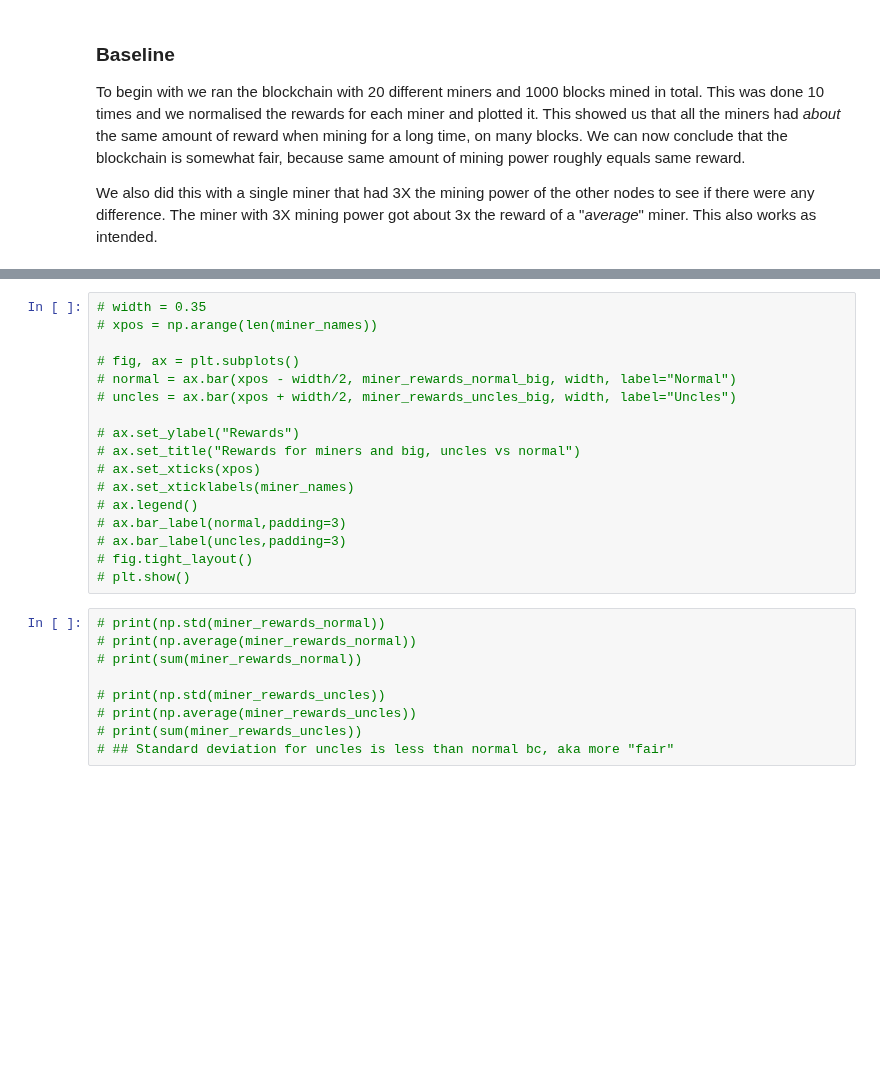
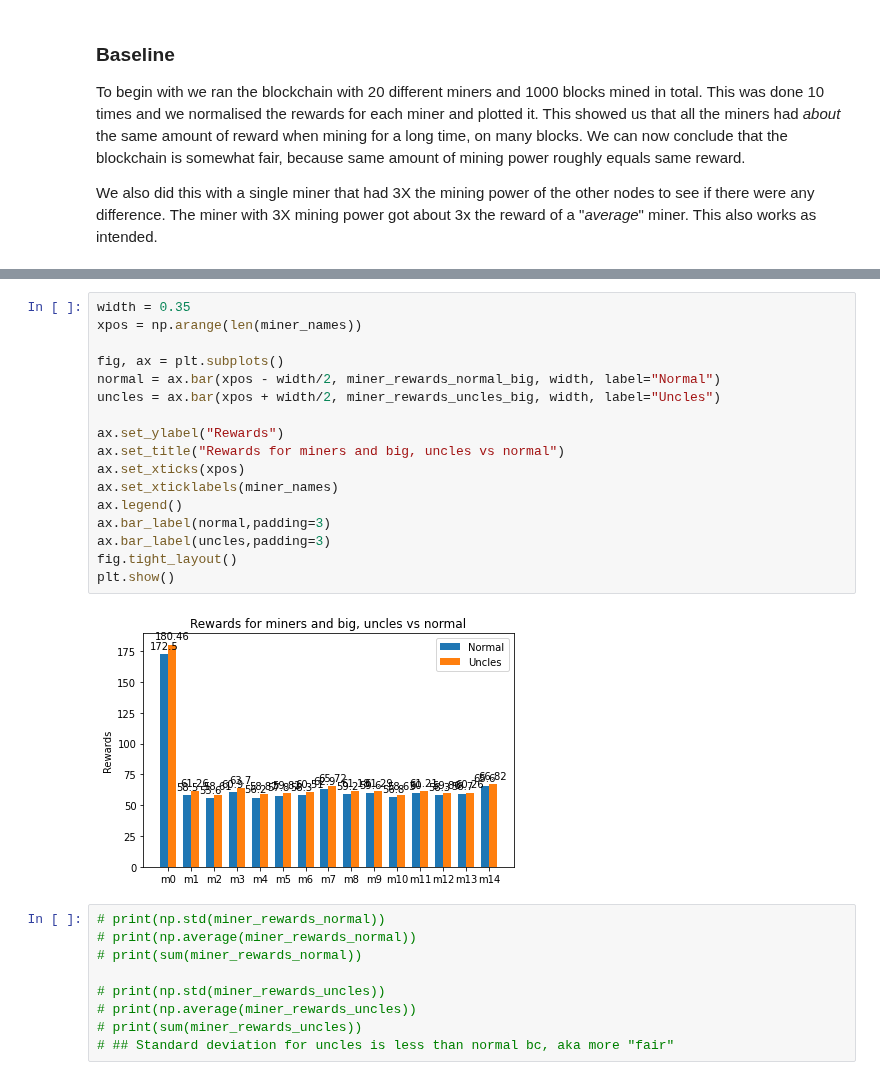
Before and after one commit to Od1nB/ProjectBlockchain, a Jupyter notebook: Project2_Uncles.ipynb, the cells around one changed output, grey strips where cells are left out. Drawn from its saved outputs; the diff is of its cells as text; blank space fills up the shorter version.

```diff
--- a/Project2_Uncles.ipynb
+++ b/Project2_Uncles.ipynb
@@ -472,20 +450,22 @@ We also did this with a single miner that had 3X the mining power of the other n
 # %%
-# width = 0.35
-# xpos = np.arange(len(miner_names))
+width = 0.35
+xpos = np.arange(len(miner_names))
 
-# fig, ax = plt.subplots()
-# normal = ax.bar(xpos - width/2, miner_rewards_normal_big, width, label="Normal")
-# uncles = ax.bar(xpos + width/2, miner_rewards_uncles_big, width, label="Uncles")
+fig, ax = plt.subplots()
+normal = ax.bar(xpos - width/2, miner_rewards_normal_big, width, label="Normal")
+uncles = ax.bar(xpos + width/2, miner_rewards_uncles_big, width, label="Uncles")
 
-# ax.set_ylabel("Rewards")
-# ax.set_title("Rewards for miners and big, uncles vs normal")
-# ax.set_xticks(xpos)
-# ax.set_xticklabels(miner_names)
-# ax.legend()
-# ax.bar_label(normal,padding=3)
-# ax.bar_label(uncles,padding=3)
-# fig.tight_layout()
-# plt.show()
+ax.set_ylabel("Rewards")
+ax.set_title("Rewards for miners and big, uncles vs normal")
+ax.set_xticks(xpos)
+ax.set_xticklabels(miner_names)
+ax.legend()
+ax.bar_label(normal,padding=3)
+ax.bar_label(uncles,padding=3)
+fig.tight_layout()
+plt.show()
+# %% [output]
+[figure, added]
 # %%
 # print(np.std(miner_rewards_normal))
 # print(np.average(miner_rewards_normal))
```
Also changed, not shown: parts of 18 cells of this notebook.
